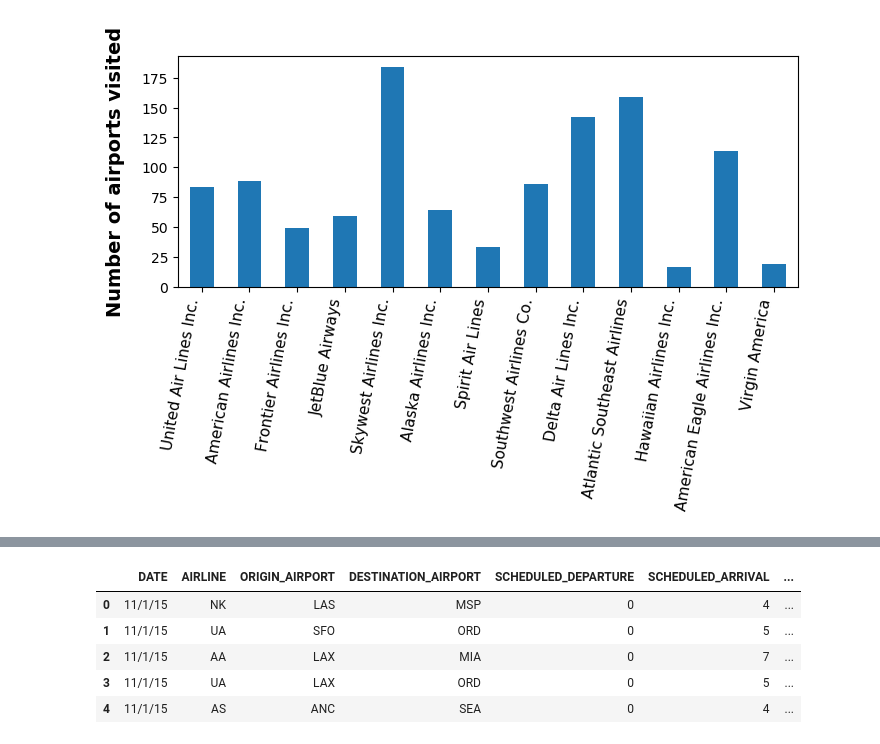
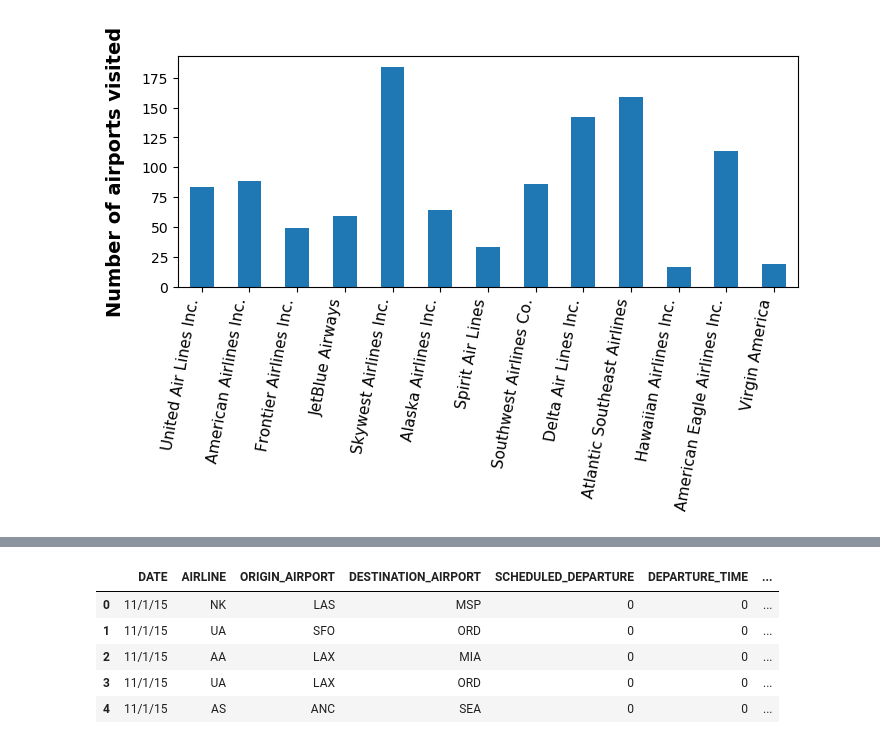
Before and after one commit to INFO6105-Data-Science/Predict-Flight-Delay, a Jupyter notebook: FlightDataAnalysis.ipynb, the cells around one changed output, grey strips where cells are left out. Cells and saved outputs as stored; diff of their text form; code cells hidden in the pictures.

```diff
--- a/FlightDataAnalysis.ipynb
+++ b/FlightDataAnalysis.ipynb
@@ -424,0 +379,3 @@ df_clean.head()
+# %%
+df_clean = df_clean.drop(["ARRIVAL_TIME","ARRIVAL_DELAY","SCHEDULED_ARRIVAL","SCHEDULED_TIME","ELAPSED_TIME"], axis = 1)
+df_clean.head()
@@ -425,14 +389,13 @@ df_clean.head()
 # %%
-df_clean["DEPARTURE_DELAY"] = df_clean["DEPARTURE_DELAY"].map(lambda x: 1 if x > 20 else 0)
-df_clean["ARRIVAL_DELAY"] = df_clean["ARRIVAL_DELAY"].map(lambda x: 1 if x > 20 else 0)
+df_clean["DEPARTURE_DELAY"] = df_clean["DEPARTURE_DELAY"].map(lambda x: 2 if x > 60 else (1 if x > 20 else 0))
 df_clean.head()
 # %% [output]
-|  | DATE | AIRLINE | ORIGIN_AIRPORT | DESTINATION_AIRPORT | SCHEDULED_DEPARTURE | SCHEDULED_ARRIVAL | ... |
-| 0 | 11/1/15 | NK | LAS | MSP | 0 | 4 | ... |
-| 1 | 11/1/15 | UA | SFO | ORD | 0 | 5 | ... |
-| 2 | 11/1/15 | AA | LAX | MIA | 0 | 7 | ... |
-| 3 | 11/1/15 | UA | LAX | ORD | 0 | 5 | ... |
-| 4 | 11/1/15 | AS | ANC | SEA | 0 | 4 | ... |
+|  | DATE | AIRLINE | ORIGIN_AIRPORT | DESTINATION_AIRPORT | SCHEDULED_DEPARTURE | DEPARTURE_TIME | ... |
+| 0 | 11/1/15 | NK | LAS | MSP | 0 | 0 | ... |
+| 1 | 11/1/15 | UA | SFO | ORD | 0 | 0 | ... |
+| 2 | 11/1/15 | AA | LAX | MIA | 0 | 0 | ... |
+| 3 | 11/1/15 | UA | LAX | ORD | 0 | 0 | ... |
+| 4 | 11/1/15 | AS | ANC | SEA | 0 | 0 | ... |
 # %%
 df_clean = df_clean.drop("DATE", axis = 1)
 df_clean = pd.get_dummies(df_clean, columns=['AIRLINE', 'ORIGIN_AIRPORT','DESTINATION_AIRPORT'])
```
Also changed, not shown: parts of 15 cells of this notebook.
